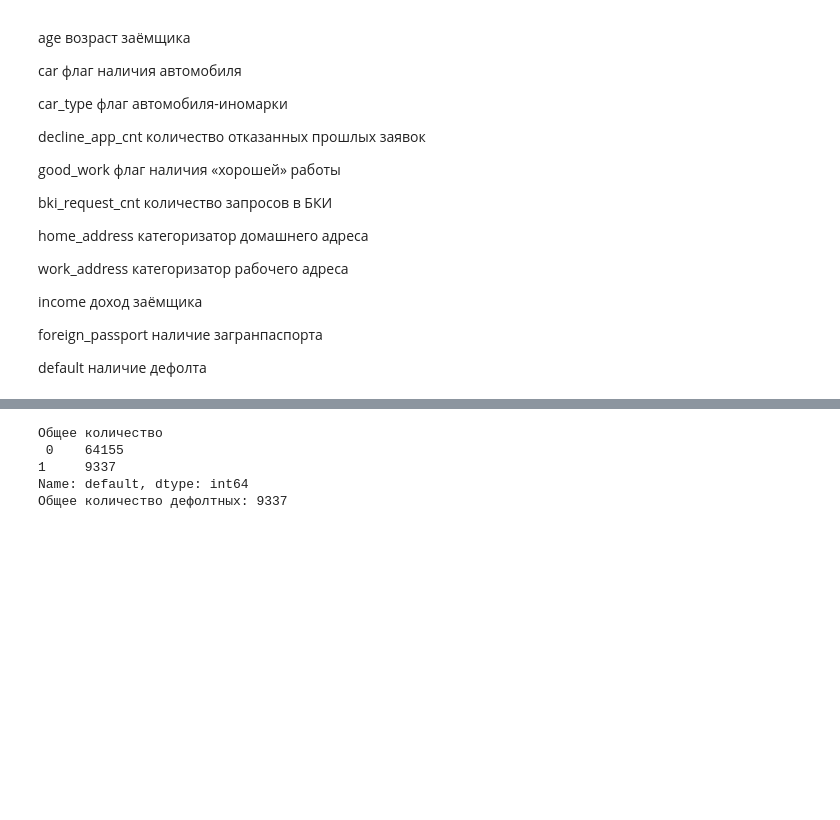
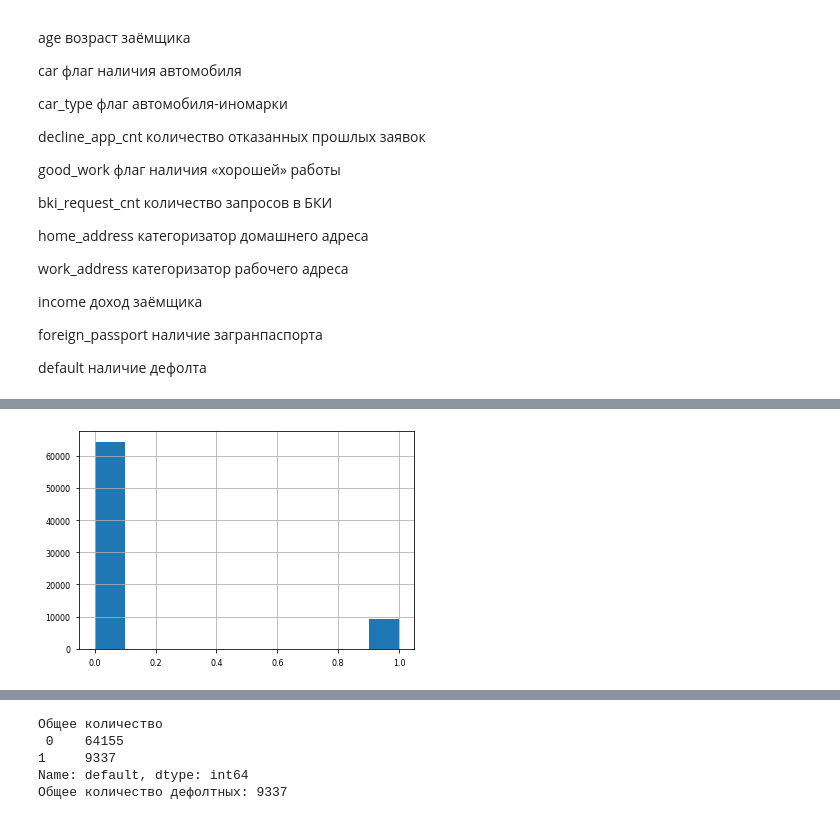
Before and after one commit to saztata/skillfactory_rds, a Jupyter notebook: скоринг банк.ipynb, the cells around one changed output, grey strips where cells are left out. Drawn from its saved outputs; the diff is of its cells as text; code cells hidden in the pictures; blank space fills up the shorter version.

```diff
--- a/скоринг банк.ipynb
+++ b/скоринг банк.ipynb
@@ -15,0 +25,9 @@ vis_data.head()
+# %%
+
+df_train = pd.read_csv('train.csv')
+df_test = pd.read_csv('test.csv')
+pd.set_option('display.max_columns', None)
+print('Размерность тренировочного датасета: ', df_train.shape)
+display(df_train.head(2))
+print('Размерность тестового датасета: ', df_test.shape)
+display(df_test.head(2))
@@ -42,3 +69,8 @@ income	доход заёмщика
 foreign_passport	наличие загранпаспорта
 
 default	наличие дефолта
+# %%
+df_train['Train'] = 1 # помечаем где у нас трейн
+df_test['Train'] = 0 # помечаем где у нас тест
+
+df = df_train.append(df_test, sort=False).reset_index(drop=True) # объединяем
@@ -158,0 +125,4 @@ for i in num_cols:
+# %%
+df.default.hist();
+# %% [output]
+[figure, added]
```
Also changed, not shown: parts of 74 cells of this notebook, 3 other files.
